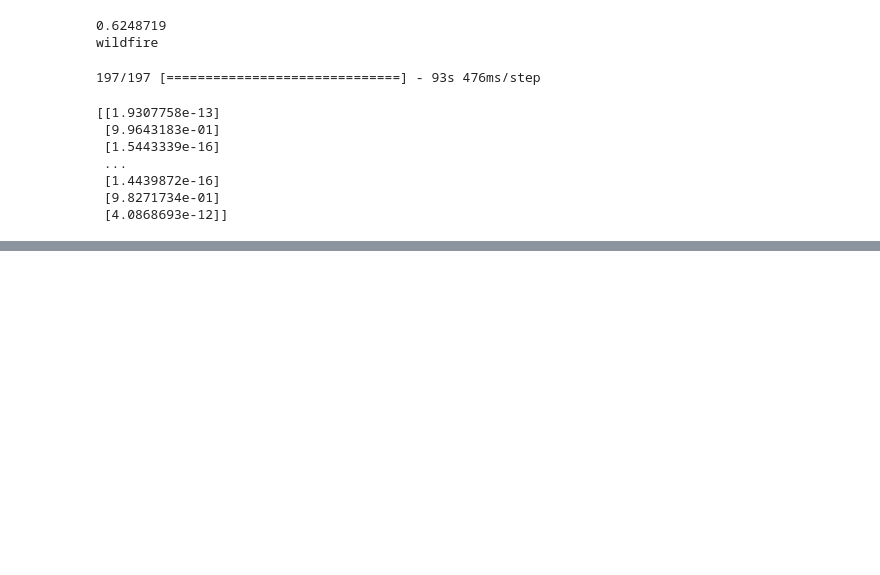
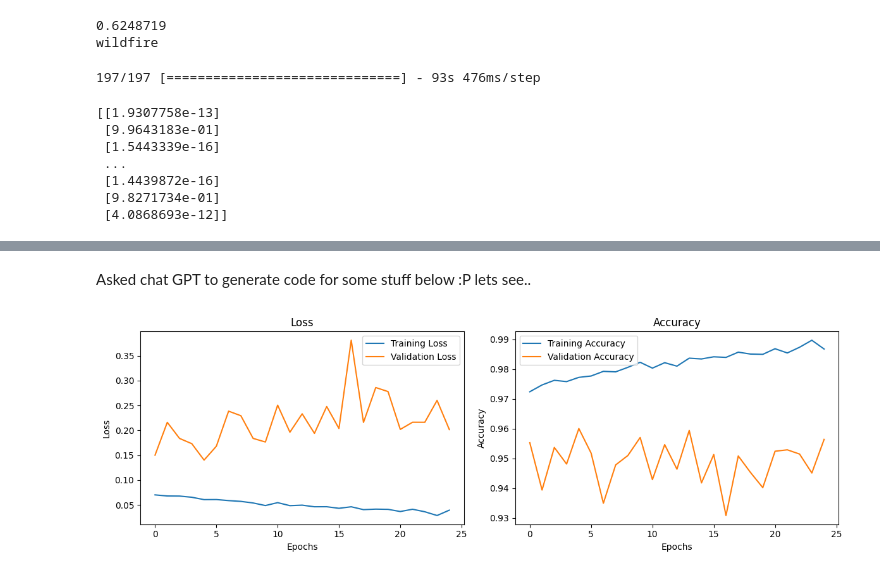
Before and after one commit to w-winnie/WildfirePrediction, a Jupyter notebook: WildfirePrediction.ipynb, the cells around one changed output, grey strips where cells are left out. Cells and saved outputs as stored; diff of their text form; code cells hidden in the pictures; blank space fills up the shorter version.

Commit message:
Model Eval

```diff
--- a/WildfirePrediction.ipynb
+++ b/WildfirePrediction.ipynb
@@ -168,0 +218,48 @@ df.to_csv(output_file)
+# %% [markdown]
+Asked chat GPT to generate code for some stuff below :P lets see..
+# %%
+import matplotlib.pyplot as plt
+
+def plot_model_history(history):
+    # Retrieve the training metrics from the history object
+    train_loss = history.history['loss']
+    train_accuracy = history.history['accuracy']
+    # Retrieve the validation metrics if available
+    if 'val_loss' in history.history and 'val_accuracy' in history.history:
+        val_loss = history.history['val_loss']
+        val_accuracy = history.history['val_accuracy']
+
+        # Plot training and validation metrics
+        plt.figure(figsize=(12, 4))
+        plt.subplot(1, 2, 1)
+        plt.plot(train_loss, label='Training Loss')
+        plt.plot(val_loss, label='Validation Loss')
+        plt.title('Loss')
+        plt.xlabel('Epochs')
+        plt.ylabel('Loss')
+        plt.legend()
+
+        plt.subplot(1, 2, 2)
+        plt.plot(train_accuracy, label='Training Accuracy')
+        plt.plot(val_accuracy, label='Validation Accuracy')
+        plt.title('Accuracy')
+        plt.xlabel('Epochs')
+        plt.ylabel('Accuracy')
+        plt.legend()
+
+    else:
+        # Plot only the training metrics if validation metrics are not available
+        plt.figure(figsize=(6, 4))
+        plt.plot(train_loss, label='Training Loss')
+        plt.plot(train_accuracy, label='Training Accuracy')
+        plt.title('Training Metrics')
+        plt.xlabel('Epochs')
+        plt.ylabel('Metrics')
+        plt.legend()
+
+    plt.tight_layout()
+    plt.show()
+# %%
+plot_model_history(history)
+# %% [output]
+[figure, added]
```
Also changed, not shown: parts of 13 cells of this notebook, 1 other file.
